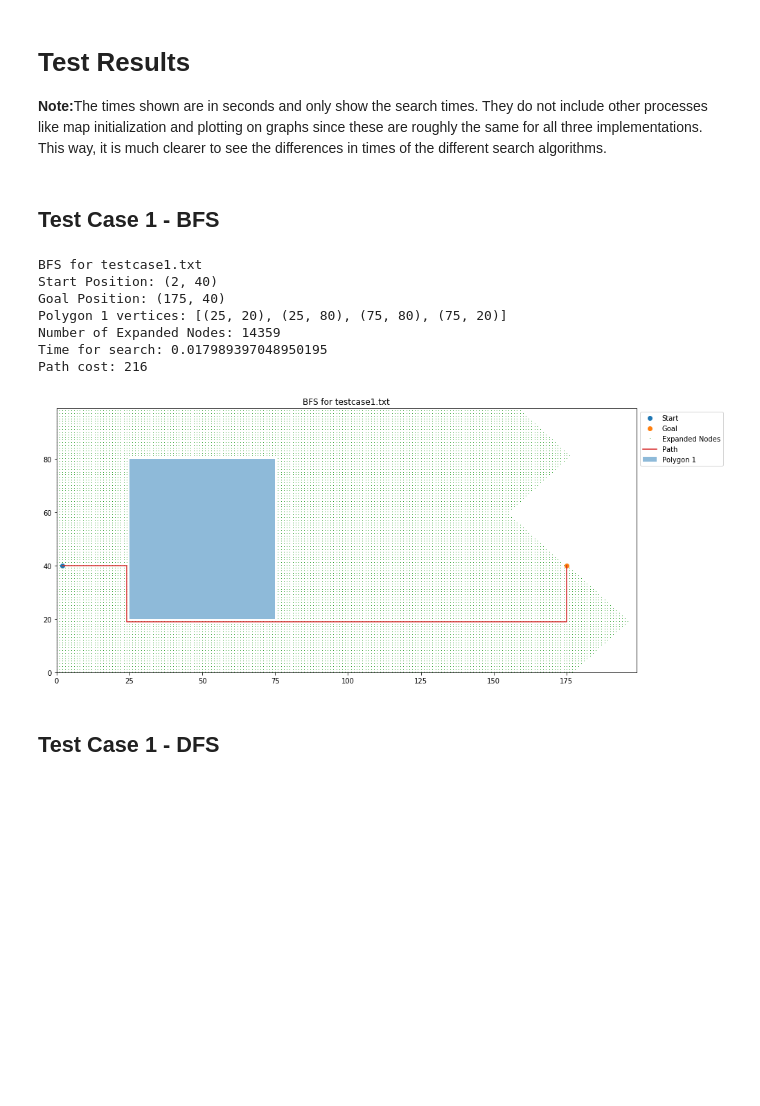
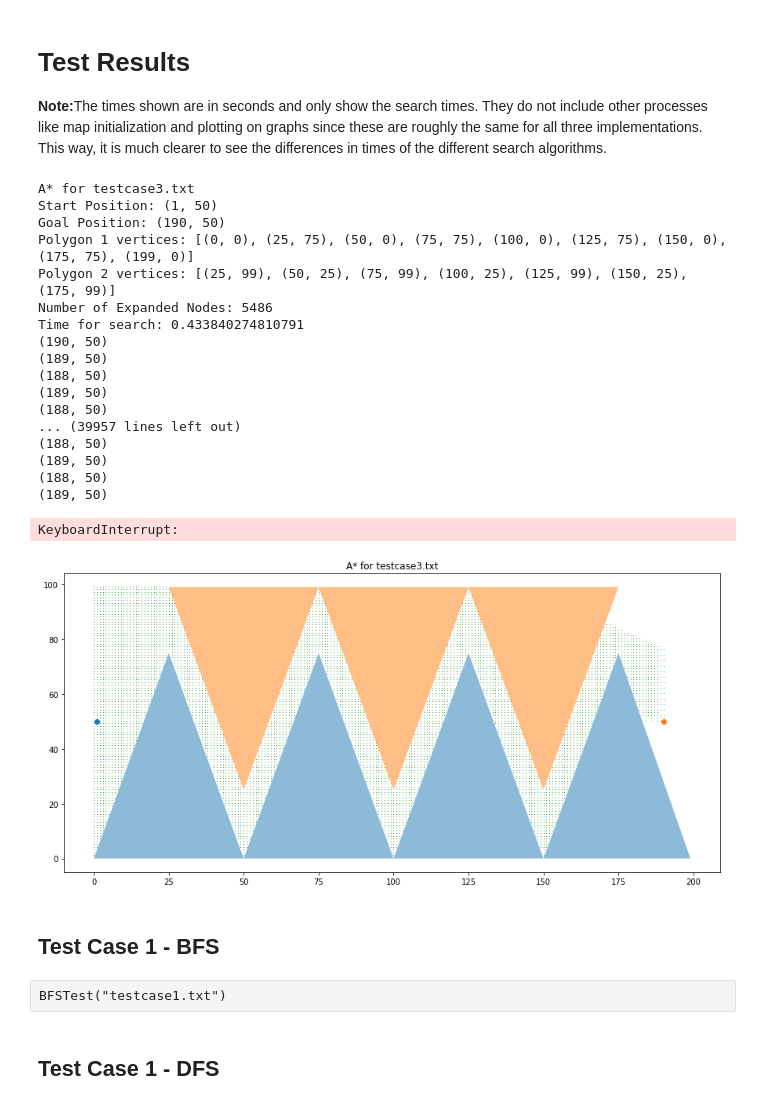
Before and after one commit to MikDionio/CS180MP1, a Jupyter notebook: CS180MP1.ipynb, the cells around one changed output. Cells and saved outputs as stored; diff of their text form; code cells hidden in the pictures; blank space fills up the shorter version.

```diff
--- a/CS180MP1.ipynb
+++ b/CS180MP1.ipynb
@@ -122,0 +209,31 @@ def getPathUninformed(S,G,map):
+# %%
+def initMapInformed(polygons, outlines, G):
+    map = [[] for i in range(200)]
+
+    #List all values for map as 0, meaning they have not been visited yet or -1 if they are inside a polygon
+    #(i, j) in (x, y)
+    for i in range (200):
+        for j in range(100):
+            #pythagorean:
+            #dx = G[0] - i
+            #dy = G[1] - j
+            #heuristic = math.hypot(dx, dy)   #don't forget to import math if switching to this
+
+            #chebyshev:
+            dx = abs(i - G[0])
+            dy = abs(j - G[1])
+            #diagonal is the cost of a diagonal move, with respect to the heuristic. For the Chebyshev distance, this is 1.
+            diagonal = 1
+            heuristic = dx + dy + (diagonal - 2) * min(dx, dy)
+            p = map_node(heuristic, i, j)
+            map[i].append(p)
+
+            p = Point([i,j])
+            for polygon in polygons:
+                if(p.within(polygon)):
+                    map[i][j].set_not_valid()
+            for outline in outlines:
+                if(p.within(outline)):
+                    map[i][j].set_not_valid()
+
+    return map
@@ -123 +245,12 @@ def getPathUninformed(S,G,map):
+# %%
+def getPathInformed(S,G,map):
+    path = []
+    p = (G[0], G[1])
+    path.append(p)
+    while(path[0] != S):
+        print(p[2])
+        p = (map[p[0]][p[1]].pred())
+        path.insert(0,p)
+
+    return path
 # %% [markdown]
@@ -373,18 +657,31 @@ def DFSTest(fileName):
 # %% [markdown]
 <h1>Test Results</h1>
 <p><strong>Note:</strong>The times shown are in seconds and only show the search times. They do not include other processes like map initialization and plotting on graphs since these are roughly the same for all three implementations. This way, it is much clearer to see the differences in times of the different search algorithms.</p>
+# %%
+AStarTest("testcase3.txt")
+# %% [output]
+A* for testcase3.txt
+Start Position: (1, 50)
+Goal Position: (190, 50)
+Polygon 1 vertices: [(0, 0), (25, 75), (50, 0), (75, 75), (100, 0), (125, 75), (150, 0), (175, 75), (199, 0)]
+Polygon 2 vertices: [(25, 99), (50, 25), (75, 99), (100, 25), (125, 99), (150, 25), (175, 99)]
+Number of Expanded Nodes: 5486
+Time for search: 0.433840274810791
+(190, 50)
+(189, 50)
+(188, 50)
+(189, 50)
+(188, 50)
+... (39957 lines left out)
+(188, 50)
+(189, 50)
+(188, 50)
+(189, 50)
+KeyboardInterrupt:
+[figure, added]
 # %% [markdown]
 <h2>Test Case 1 - BFS</h2>
-# %%
-BFSTest("testcase1.txt")
-# %% [output]
-BFS for testcase1.txt
-Start Position: (2, 40)
-Goal Position: (175, 40)
-Polygon 1 vertices: [(25, 20), (25, 80), (75, 80), (75, 20)]
-Number of Expanded Nodes: 14359
-Time for search: 0.017989397048950195
-Path cost: 216
-[figure, removed]
+# %% [raw]
+BFSTest("testcase1.txt")
 # %% [markdown]
 <h2>Test Case 1 - DFS</h2>
```
Also changed, not shown: parts of 29 cells of this notebook.
